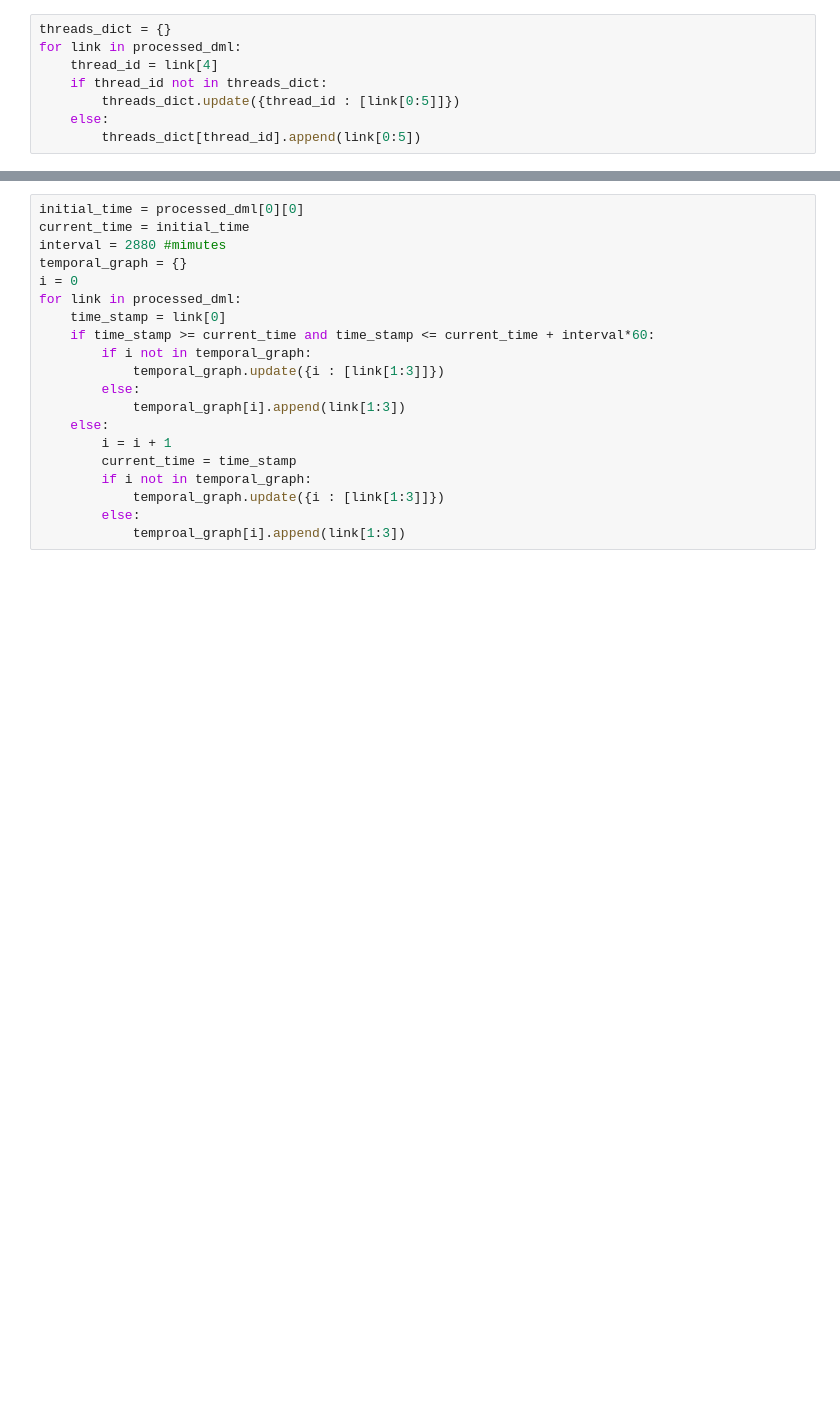
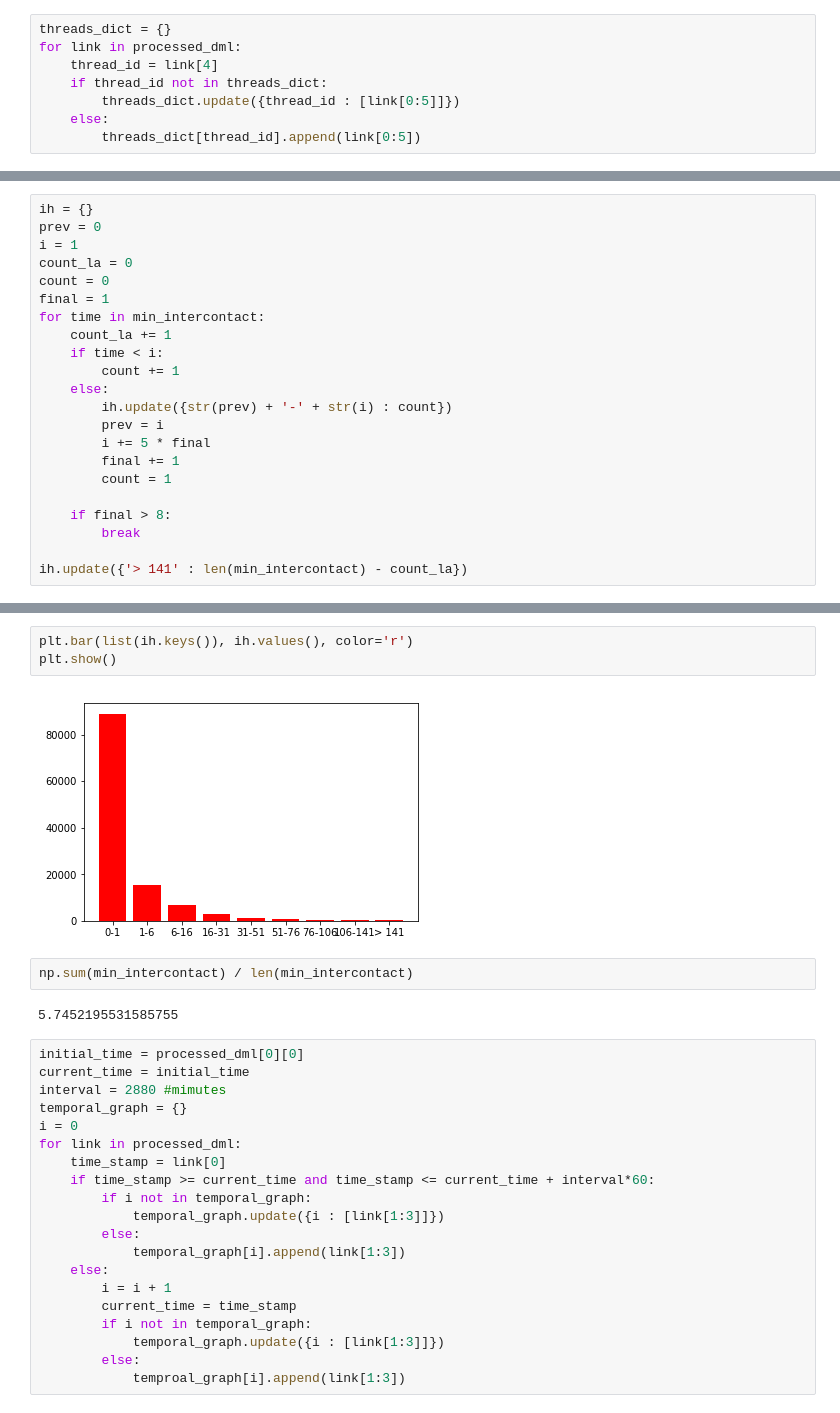
Before and after one commit to Anhtu07/Community-Detection, a Jupyter notebook: Debian Mailing List.ipynb, the cells around one changed output, grey strips where cells are left out. Drawn from its saved outputs; the diff is of its cells as text; blank space fills up the shorter version.

```diff
--- a/Debian Mailing List.ipynb
+++ b/Debian Mailing List.ipynb
@@ -18,0 +96,22 @@ for link in processed_dml:
+# %%
+ih = {}
+prev = 0
+i = 1
+count_la = 0
+count = 0
+final = 1
+for time in min_intercontact:
+    count_la += 1
+    if time < i:
+        count += 1
+    else:
+        ih.update({str(prev) + '-' + str(i) : count})
+        prev = i
+        i += 5 * final
+        final += 1
+        count = 1
+
+    if final > 8:
+        break
+
+ih.update({'> 141' : len(min_intercontact) - count_la})
@@ -19,3 +130,12 @@ for link in processed_dml:
+# %%
+plt.bar(list(ih.keys()), ih.values(), color='r')
+plt.show()
+# %% [output]
+[figure, added]
+# %%
+np.sum(min_intercontact) / len(min_intercontact)
+# %% [output]
+5.7452195531585755
 # %%
 initial_time = processed_dml[0][0]
 current_time = initial_time
```
Also changed, not shown: parts of 8 cells of this notebook, 1 other file.
